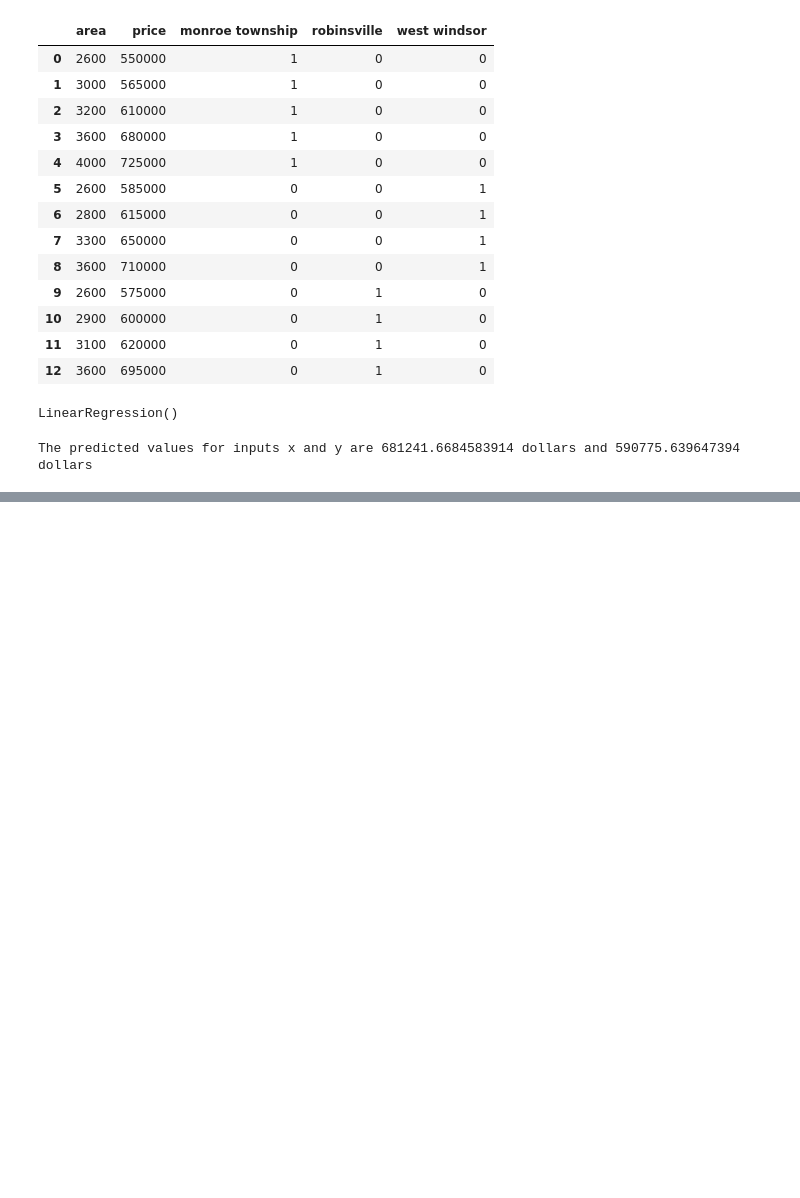
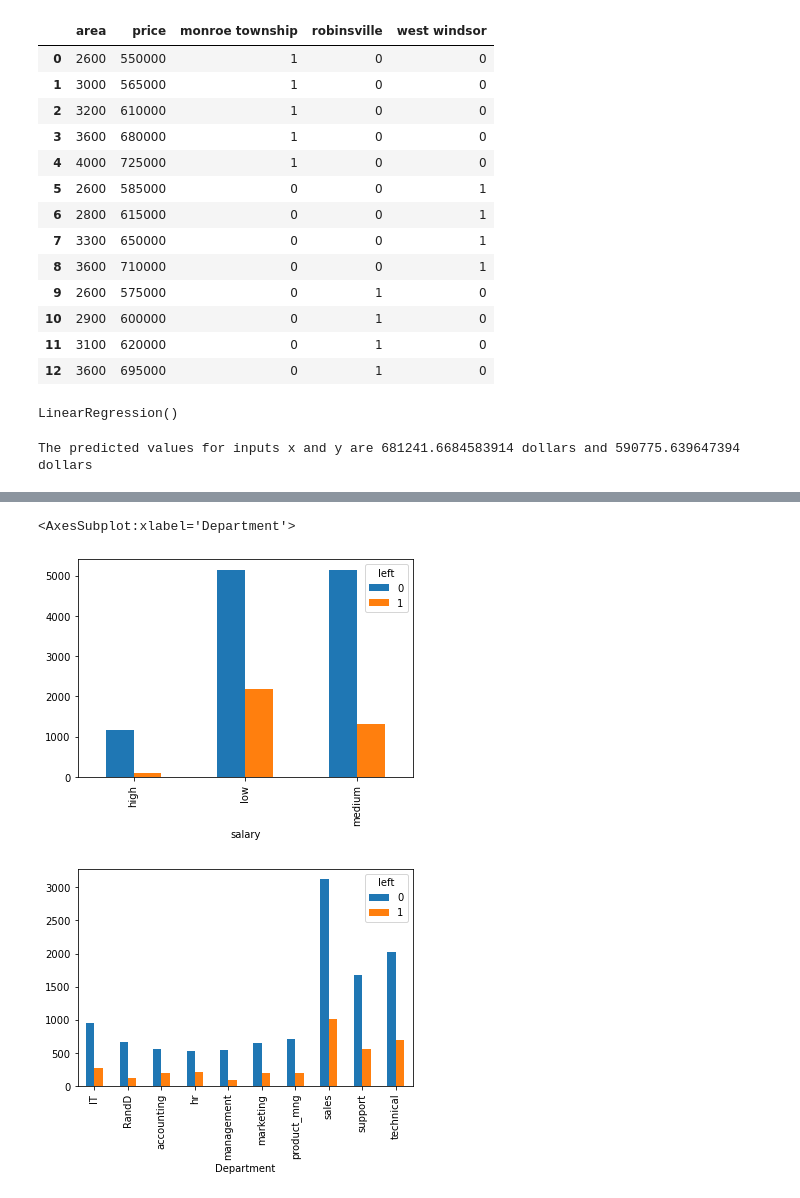
Before and after one commit to sanathNU/ML-and-DL-Notebooks, a Jupyter notebook: LR.ipynb, the cells around one changed output, grey strips where cells are left out. Saved outputs shown, nothing was run; the diff lists cells and outputs as text; code cells hidden in the pictures; blank space fills up the shorter version.

```diff
--- a/LR.ipynb
+++ b/LR.ipynb
@@ -220,0 +301,3 @@ Ehhh...not that great of accuracy...but who cares, this is just machine learning
+# %%
+data3 = pd.read_csv('DataSets/HR_comma_sep.csv')
+data3.head()
@@ -220,0 +311,9 @@ Ehhh...not that great of accuracy...but who cares, this is just machine learning
+# %%
+# I think that is unnecessary
+# data3 = data3.drop(['last_evaluation'],axis=1)
+pd.crosstab(data3.salary,data3.left).plot(kind='bar')
+pd.crosstab(data3.Department,data3.left).plot(kind='bar')
+# %% [output]
+<AxesSubplot:xlabel='Department'>
+[figure, added]
+[figure, added]
```
Also changed, not shown: parts of 37 cells of this notebook.
